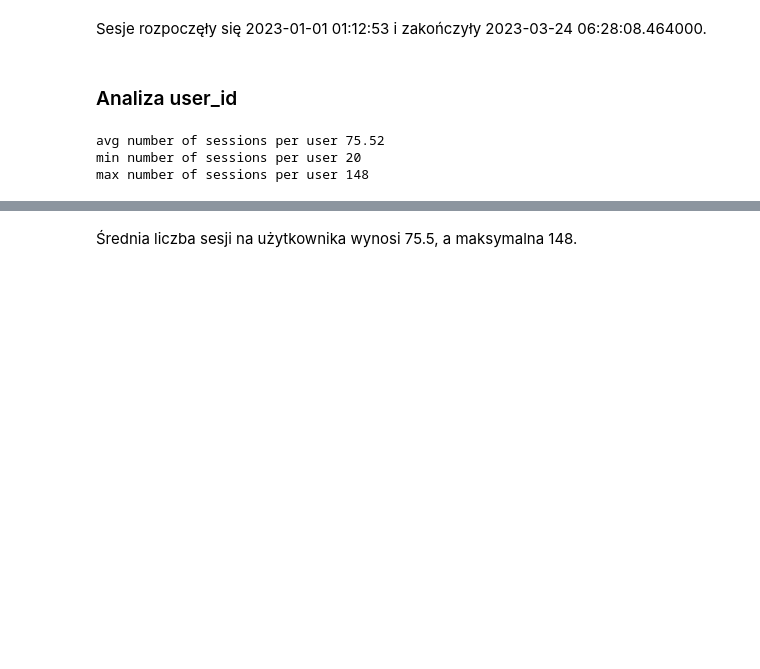
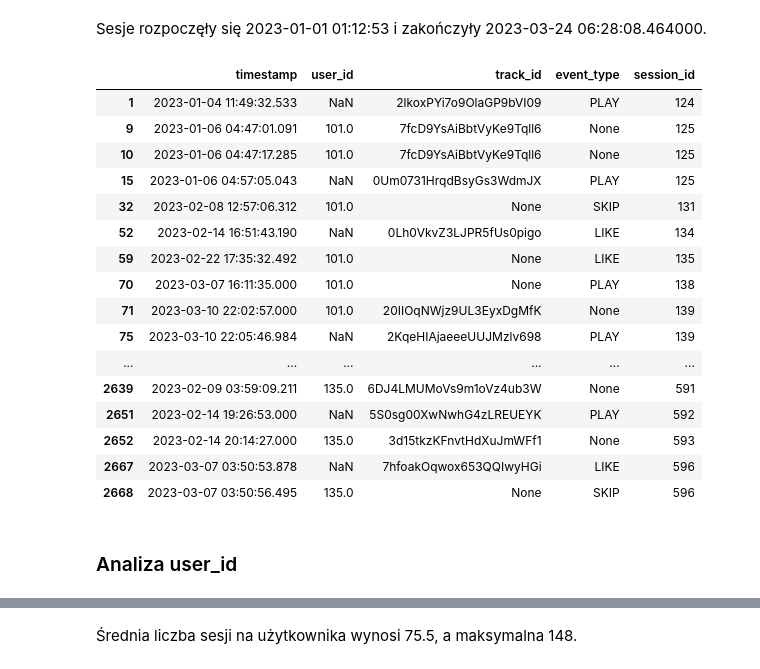
Before and after one commit to BartlomiejRasztabiga/IUM, a Jupyter notebook: notebooks/data_analysis.ipynb, the cells around one changed output, grey strips where cells are left out. Saved outputs shown, nothing was run; the diff lists cells and outputs as text; code cells hidden in the pictures; blank space fills up the shorter version.

```diff
--- a/notebooks/data_analysis.ipynb
+++ b/notebooks/data_analysis.ipynb
@@ -184,18 +184,26 @@ max         2023-03-24 06:28:07.464000
 Name: timestamp, dtype: object
 # %% [markdown]
 Sesje rozpoczęły się 2023-01-01 01:12:53 i zakończyły 2023-03-24 06:28:08.464000.
+# %%
+# find sessions with timestamp, but without user_id, track_id or event_type
+sessions_data_frame[sessions_data_frame['timestamp'].notnull() & (sessions_data_frame['user_id'].isnull() | sessions_data_frame['track_id'].isnull() | sessions_data_frame['event_type'].isnull())]
+# %% [output]
+|  | timestamp | user_id | track_id | event_type | session_id |
+| 1 | 2023-01-04 11:49:32.533 | NaN | 2lkoxPYi7o9OlaGP9bVI09 | PLAY | 124 |
+| 9 | 2023-01-06 04:47:01.091 | 101.0 | 7fcD9YsAiBbtVyKe9Tqll6 | None | 125 |
+| 10 | 2023-01-06 04:47:17.285 | 101.0 | 7fcD9YsAiBbtVyKe9Tqll6 | None | 125 |
+| 15 | 2023-01-06 04:57:05.043 | NaN | 0Um0731HrqdBsyGs3WdmJX | PLAY | 125 |
+| 32 | 2023-02-08 12:57:06.312 | 101.0 | None | SKIP | 131 |
+| 52 | 2023-02-14 16:51:43.190 | NaN | 0Lh0VkvZ3LJPR5fUs0pigo | LIKE | 134 |
+| 59 | 2023-02-22 17:35:32.492 | 101.0 | None | LIKE | 135 |
+| 70 | 2023-03-07 16:11:35.000 | 101.0 | None | PLAY | 138 |
+| 71 | 2023-03-10 22:02:57.000 | 101.0 | 20IIOqNWjz9UL3EyxDgMfK | None | 139 |
+| 75 | 2023-03-10 22:05:46.984 | NaN | 2KqeHIAjaeeeUUJMzlv698 | PLAY | 139 |
+| ... | ... | ... | ... | ... | ... |
+| 2639 | 2023-02-09 03:59:09.211 | 135.0 | 6DJ4LMUMoVs9m1oVz4ub3W | None | 591 |
+| 2651 | 2023-02-14 19:26:53.000 | NaN | 5S0sg00XwNwhG4zLREUEYK | PLAY | 592 |
+| 2652 | 2023-02-14 20:14:27.000 | 135.0 | 3d15tkzKFnvtHdXuJmWFf1 | None | 593 |
+| 2667 | 2023-03-07 03:50:53.878 | NaN | 7hfoakOqwox653QQIwyHGi | LIKE | 596 |
+| 2668 | 2023-03-07 03:50:56.495 | 135.0 | None | SKIP | 596 |
 # %% [markdown]
 ### Analiza user_id
-# %%
-# average number of sessions per user
-print("avg number of sessions per user {}".format(sessions_data_frame['user_id'].value_counts().mean()))
-
-# min number of sessions per user
-print("min number of sessions per user {}".format(sessions_data_frame['user_id'].value_counts().min()))
-
-# max number of sessions per user
-print("max number of sessions per user {}".format(sessions_data_frame['user_id'].value_counts().max()))
-# %% [output]
-avg number of sessions per user 75.52
-min number of sessions per user 20
-max number of sessions per user 148
```
Also changed, not shown: parts of 10 cells of this notebook, 2 other files.
